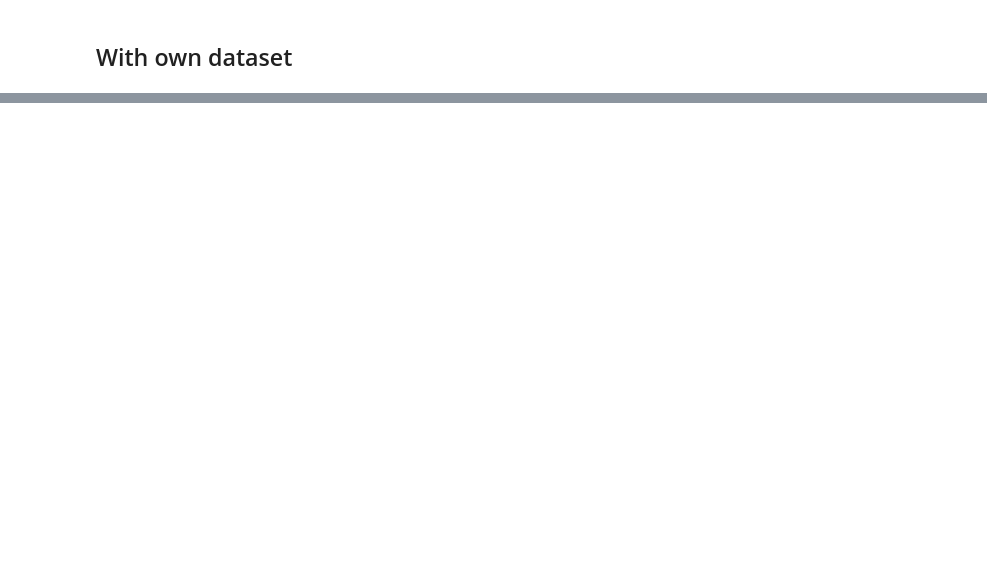
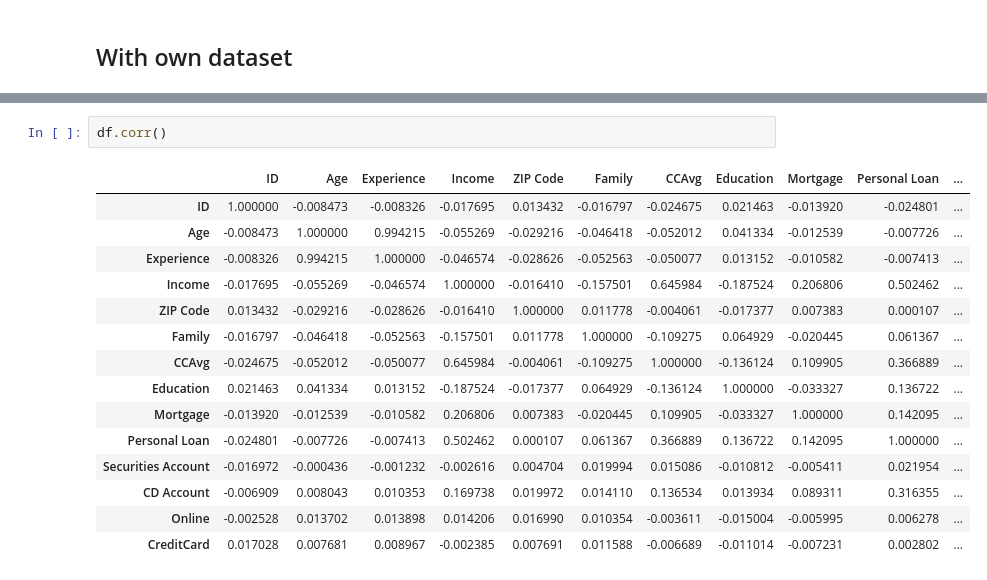
Before and after one commit to Yugesh-003/ML-lab, a Jupyter notebook: Classification/Svm.ipynb, the cells around one changed output, grey strips where cells are left out. Saved outputs shown, nothing was run; the diff lists cells and outputs as text; blank space fills up the shorter version.

```diff
--- a/Classification/Svm.ipynb
+++ b/Classification/Svm.ipynb
@@ -81,0 +53,18 @@ Predictions: [0 0 0 0 1 0 0 1 1 1 0 1 0 0 0 0 0 0 1 1 0 0 0 0 1 1 0 0 0 0 1 1 1
+# %%
+df.corr()
+# %% [output]
+|  | ID | Age | Experience | Income | ZIP Code | Family | CCAvg | Education | Mortgage | Personal Loan | ... |
+| ID | 1.000000 | -0.008473 | -0.008326 | -0.017695 | 0.013432 | -0.016797 | -0.024675 | 0.021463 | -0.013920 | -0.024801 | ... |
+| Age | -0.008473 | 1.000000 | 0.994215 | -0.055269 | -0.029216 | -0.046418 | -0.052012 | 0.041334 | -0.012539 | -0.007726 | ... |
+| Experience | -0.008326 | 0.994215 | 1.000000 | -0.046574 | -0.028626 | -0.052563 | -0.050077 | 0.013152 | -0.010582 | -0.007413 | ... |
+| Income | -0.017695 | -0.055269 | -0.046574 | 1.000000 | -0.016410 | -0.157501 | 0.645984 | -0.187524 | 0.206806 | 0.502462 | ... |
+| ZIP Code | 0.013432 | -0.029216 | -0.028626 | -0.016410 | 1.000000 | 0.011778 | -0.004061 | -0.017377 | 0.007383 | 0.000107 | ... |
+| Family | -0.016797 | -0.046418 | -0.052563 | -0.157501 | 0.011778 | 1.000000 | -0.109275 | 0.064929 | -0.020445 | 0.061367 | ... |
+| CCAvg | -0.024675 | -0.052012 | -0.050077 | 0.645984 | -0.004061 | -0.109275 | 1.000000 | -0.136124 | 0.109905 | 0.366889 | ... |
+| Education | 0.021463 | 0.041334 | 0.013152 | -0.187524 | -0.017377 | 0.064929 | -0.136124 | 1.000000 | -0.033327 | 0.136722 | ... |
+| Mortgage | -0.013920 | -0.012539 | -0.010582 | 0.206806 | 0.007383 | -0.020445 | 0.109905 | -0.033327 | 1.000000 | 0.142095 | ... |
+| Personal Loan | -0.024801 | -0.007726 | -0.007413 | 0.502462 | 0.000107 | 0.061367 | 0.366889 | 0.136722 | 0.142095 | 1.000000 | ... |
+| Securities Account | -0.016972 | -0.000436 | -0.001232 | -0.002616 | 0.004704 | 0.019994 | 0.015086 | -0.010812 | -0.005411 | 0.021954 | ... |
+| CD Account | -0.006909 | 0.008043 | 0.010353 | 0.169738 | 0.019972 | 0.014110 | 0.136534 | 0.013934 | 0.089311 | 0.316355 | ... |
+| Online | -0.002528 | 0.013702 | 0.013898 | 0.014206 | 0.016990 | 0.010354 | -0.003611 | -0.015004 | -0.005995 | 0.006278 | ... |
+| CreditCard | 0.017028 | 0.007681 | 0.008967 | -0.002385 | 0.007691 | 0.011588 | -0.006689 | -0.011014 | -0.007231 | 0.002802 | ... |
```
Also changed, not shown: parts of 21 cells of this notebook, 4 other files.
